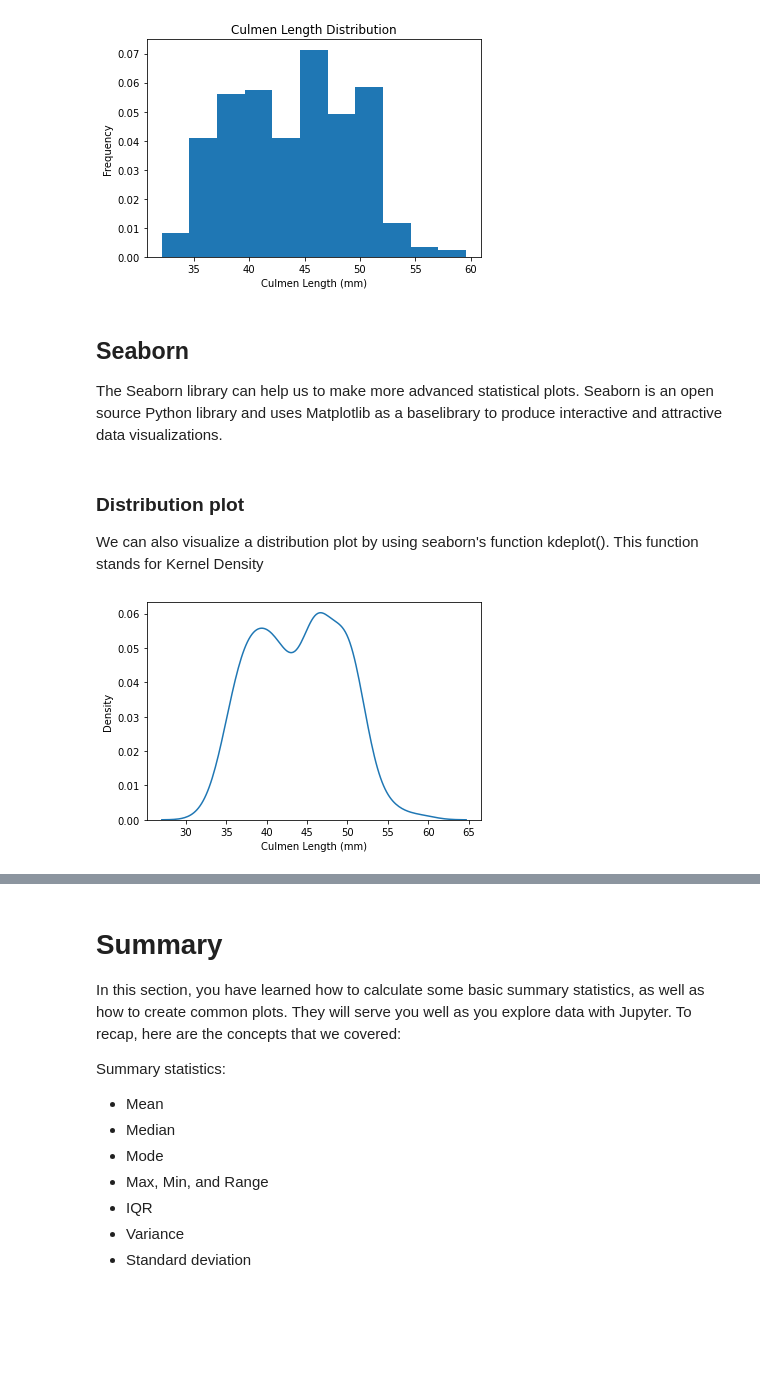
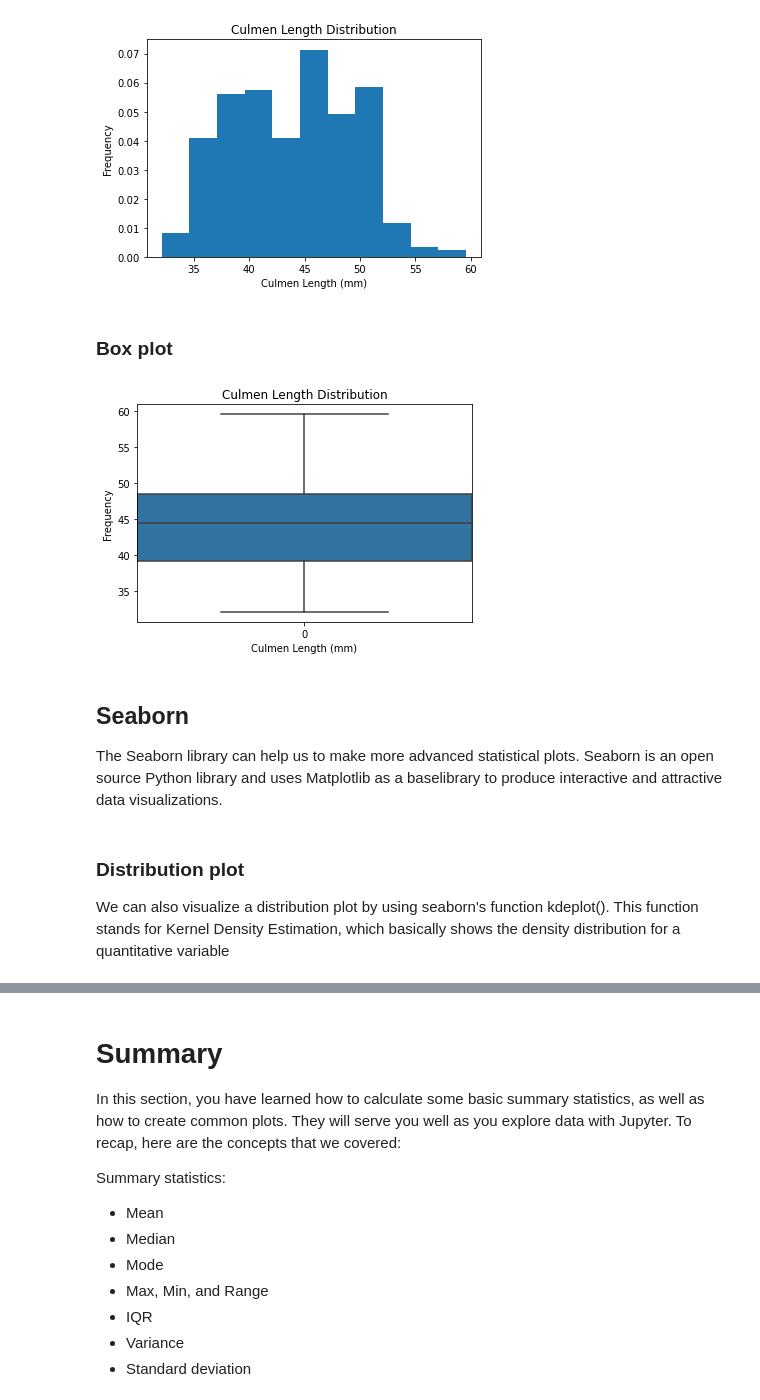
Before and after one commit to vnguyen24/SURF2022, a Jupyter notebook: Session2/Teaching2.ipynb, the cells around one changed output, grey strips where cells are left out. Cells and saved outputs as stored; diff of their text form; code cells hidden in the pictures; blank space fills up the shorter version.

```diff
--- a/Session2/Teaching2.ipynb
+++ b/Session2/Teaching2.ipynb
@@ -467,16 +466,29 @@ plt.title("Culmen Length Distribution")
 plt.show()
 # %% [output]
 [figure]
+# %% [markdown]
+### Box plot
+# %%
+# Add libraries
+import matplotlib.pyplot as plt
+
+# Plot the histogram
+sns.boxplot(data = penguins["Culmen Length (mm)"], width = 0)
+
+# Label axis
+plt.xlabel("Culmen Length (mm)")
+plt.ylabel("Frequency")
+
+# Add title
+plt.title("Culmen Length Distribution")
+
+# Display the graph
+plt.show()
+# %% [output]
+[figure, added]
 # %% [markdown]
 ## Seaborn
 The Seaborn library can help us to make more advanced statistical plots. Seaborn is an open source Python library and uses Matplotlib as a baselibrary to produce interactive and attractive data visualizations.
 # %% [markdown]
 ### Distribution plot
-We can also visualize a distribution plot by using seaborn's function kdeplot(). This function stands for Kernel Density
+We can also visualize a distribution plot by using seaborn's function kdeplot(). This function stands for Kernel Density Estimation, which basically shows the density distribution for a quantitative variable
-# %%
-sns.kdeplot(penguins["Culmen Length (mm)"])
-
-# Display the plot
-plt.show()
-# %% [output]
-[figure, removed]
```
Also changed, not shown: parts of 4 cells of this notebook.
